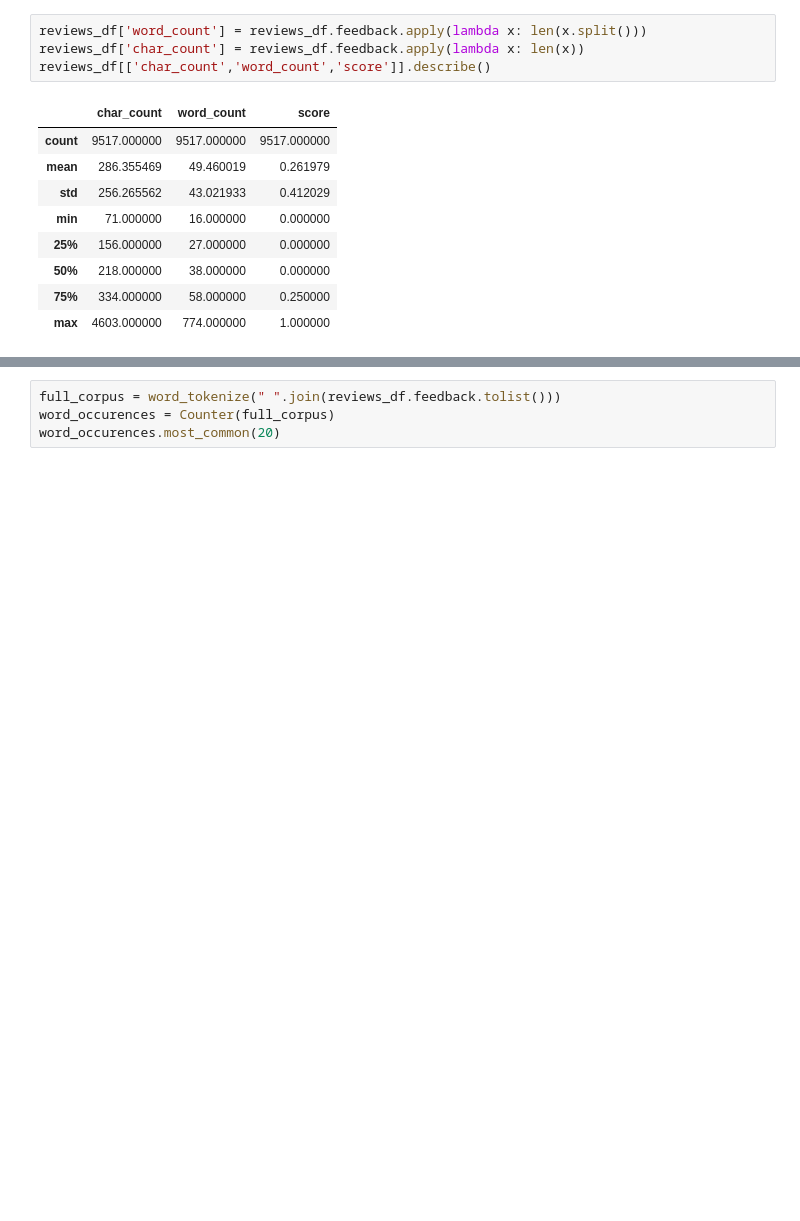
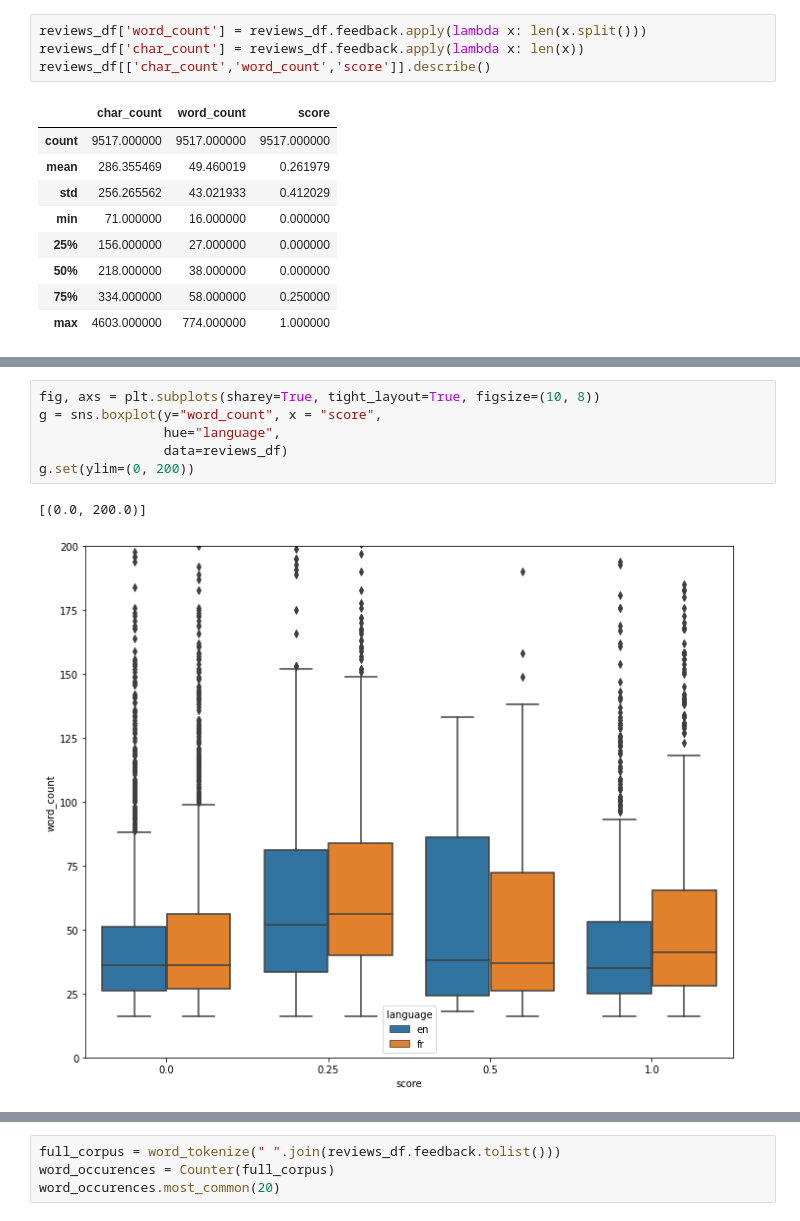
Before and after one commit to Boudokh/Groover, a Jupyter notebook: mohamed_test.ipynb, the cells around one changed output, grey strips where cells are left out. Drawn from its saved outputs; the diff is of its cells as text; blank space fills up the shorter version.

```diff
--- a/mohamed_test.ipynb
+++ b/mohamed_test.ipynb
@@ -175,0 +233,9 @@ sns.histplot(data=reviews_df, x="char_count",  ax=axs[1])
+# %%
+fig, axs = plt.subplots(sharey=True, tight_layout=True, figsize=(10, 8))
+g = sns.boxplot(y="word_count", x = "score",
+                hue="language",
+                data=reviews_df)
+g.set(ylim=(0, 200))
+# %% [output]
+[(0.0, 200.0)]
+[figure, added]
```
Also changed, not shown: parts of 46 cells of this notebook.
